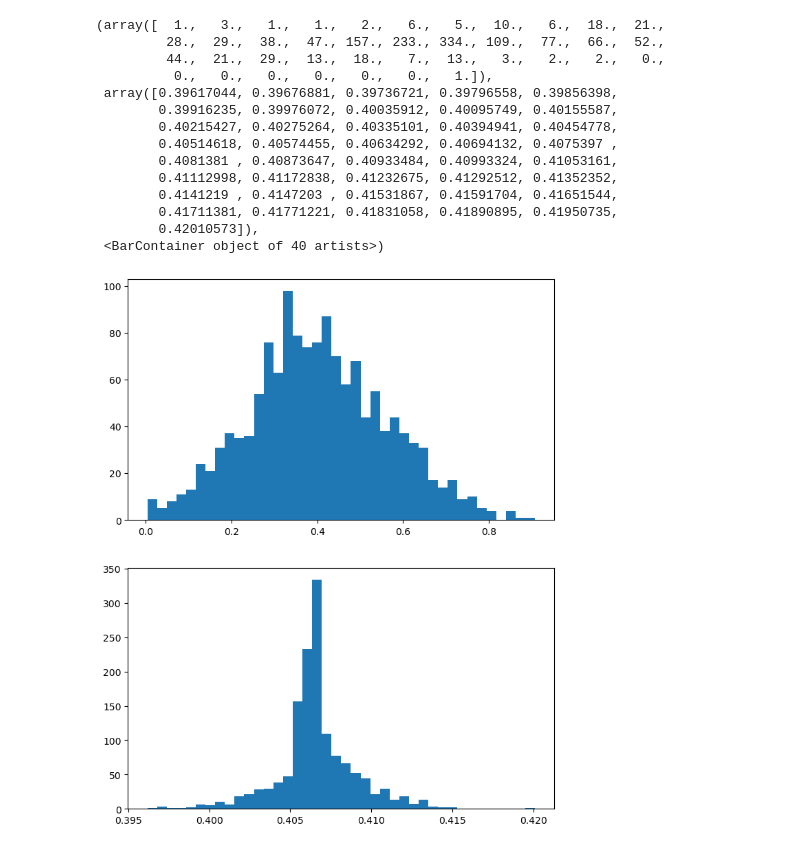
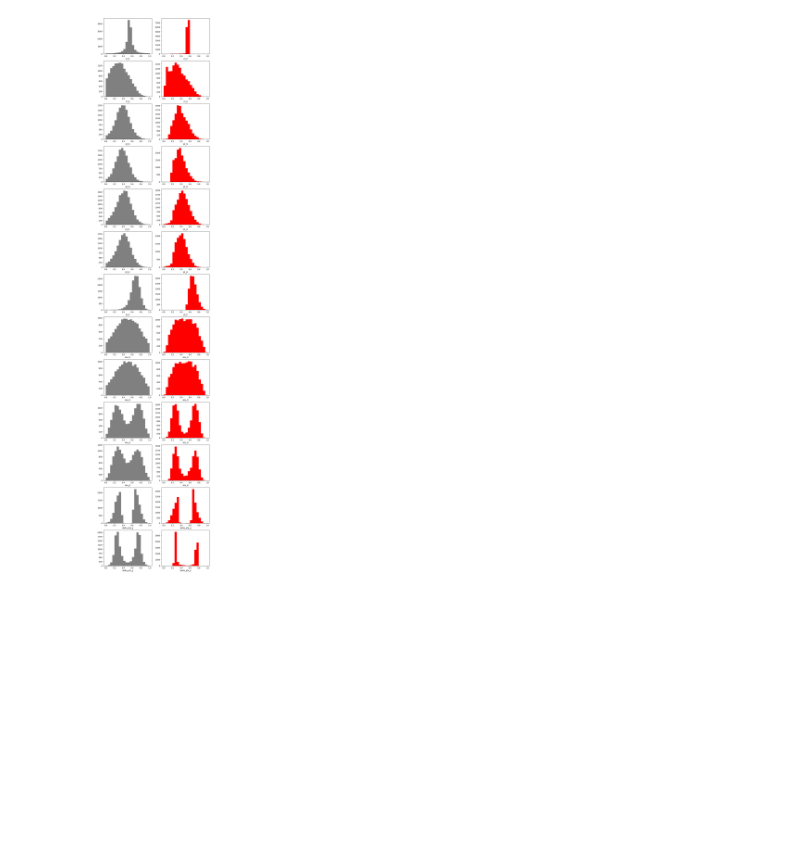
Before and after one commit to baptistebarthe/EFT-VAE, a Jupyter notebook: vae.ipynb, the cells around one changed output. Cells and saved outputs as stored; diff of their text form; code cells hidden in the pictures; blank space fills up the shorter version.

```diff
--- a/vae.ipynb
+++ b/vae.ipynb
@@ -10,7 +10,7 @@ from torch.utils.data import DataLoader
 
 M_Z = 91.187  # mass of Z boson (GeV)
 # %%
-dataset = pd.read_csv("./data/SM_10k.csv")
+dataset = pd.read_csv("./data/SM_100k.csv")
 # Apply cuts
 df = dataset[
     (abs(dataset["m_ll"] - M_Z) < 15)
@@ -65,6 +65,7 @@ for vars in ["m_ll", "m_jj", "pt_l1", "pt_l2", "pt_j1", "pt_j2", "pt_ll"]:
     df[vars] = df[vars].apply(np.log10)
 # %%
 X_train, X_test = train_test_split(df, test_size=0.2)
+X_train, X_valid = train_test_split(df, test_size=0.2)
 # %%
 # MinMax scaling
 t = MinMaxScaler()
@@ -81,32 +84,39 @@ device = torch.device("cuda" if torch.cuda.is_available() else "cpu")
 # %%
 class VAE(nn.Module):
 
-    def __init__(self, input_dim=13, hidden_dim=20, latent_dim=7):
+    def __init__(self, input_dim=13, intermediate_dim=28, half_input=7, latent_dim=4):
         super(VAE, self).__init__()
 
         # encoder
         self.encoder = nn.Sequential(
-            nn.Linear(input_dim, hidden_dim),
+            nn.Linear(input_dim, intermediate_dim),
             nn.LeakyReLU(0.2),
-            nn.Linear(hidden_dim, hidden_dim),
+            nn.Linear(intermediate_dim, input_dim),
             nn.LeakyReLU(0.2),
-            nn.Linear(hidden_dim, latent_dim),
+            nn.Linear(input_dim, input_dim),
             nn.LeakyReLU(0.2),
+            nn.Linear(input_dim, input_dim),
+            nn.LeakyReLU(0.2),
+            nn.Linear(input_dim, half_input),
         )
 
         # latent mu and variance
-        self.mu_layer = nn.Linear(latent_dim, 2)
-        self.logvar_layer = nn.Linear(latent_dim, 2)
+        self.mu_layer = nn.Linear(half_input, latent_dim)
+        self.logvar_layer = nn.Linear(half_input, latent_dim)
 
         # decoder
         self.decoder = nn.Sequential(
-            nn.Linear(2, latent_dim),
+            nn.Linear(latent_dim, half_input),
             nn.LeakyReLU(0.2),
-            nn.Linear(latent_dim, hidden_dim),
+            nn.Linear(half_input, input_dim),
             nn.LeakyReLU(0.2),
-            nn.Linear(hidden_dim, hidden_dim),
+            nn.Linear(input_dim, input_dim),
             nn.LeakyReLU(0.2),
-            nn.Linear(hidden_dim, input_dim),
+            nn.Linear(input_dim, input_dim),
+            nn.LeakyReLU(0.2),
+            nn.Linear(input_dim, intermediate_dim),
+            nn.LeakyReLU(0.2),
+            nn.Linear(intermediate_dim, input_dim),
             nn.Sigmoid(),
         )
 
@@ -230,21 +224,11 @@ torch.Size([1397, 13]) torch.Size([1397, 13])
 # %%
-n_bins = 40
-fig, ax = plt.subplots(2, 1, figsize=(8, 10))
-ax[0].hist(X_test[:, 3], bins=n_bins)
-ax[1].hist(X_hat[:, 3], bins=n_bins)
+n_bins = 20
+n_features = len(selection)
+fig, ax = plt.subplots(n_features, 2, figsize=(10, 4 * n_features))
+for i in range(n_features):
+    ax[i, 0].hist(X_test[:, i], bins=n_bins, range=(0, 1), color="grey")
+    ax[i, 1].hist(X_hat[:, i], bins=n_bins, range=(0, 1), color="red")
+    ax[i, 0].set_xlabel(selection[i])
+    ax[i, 1].set_xlabel(selection[i])
 # %% [output]
-(array([  1.,   3.,   1.,   1.,   2.,   6.,   5.,  10.,   6.,  18.,  21.,
-         28.,  29.,  38.,  47., 157., 233., 334., 109.,  77.,  66.,  52.,
-         44.,  21.,  29.,  13.,  18.,   7.,  13.,   3.,   2.,   2.,   0.,
-          0.,   0.,   0.,   0.,   0.,   0.,   1.]),
- array([0.39617044, 0.39676881, 0.39736721, 0.39796558, 0.39856398,
-        0.39916235, 0.39976072, 0.40035912, 0.40095749, 0.40155587,
-        0.40215427, 0.40275264, 0.40335101, 0.40394941, 0.40454778,
-        0.40514618, 0.40574455, 0.40634292, 0.40694132, 0.4075397 ,
-        0.4081381 , 0.40873647, 0.40933484, 0.40993324, 0.41053161,
-        0.41112998, 0.41172838, 0.41232675, 0.41292512, 0.41352352,
-        0.4141219 , 0.4147203 , 0.41531867, 0.41591704, 0.41651544,
-        0.41711381, 0.41771221, 0.41831058, 0.41890895, 0.41950735,
-        0.42010573]),
- <BarContainer object of 40 artists>)
-[figure, old version]
+[figure, new version]
```
Also changed, not shown: parts of 10 cells of this notebook, 2 other files.
